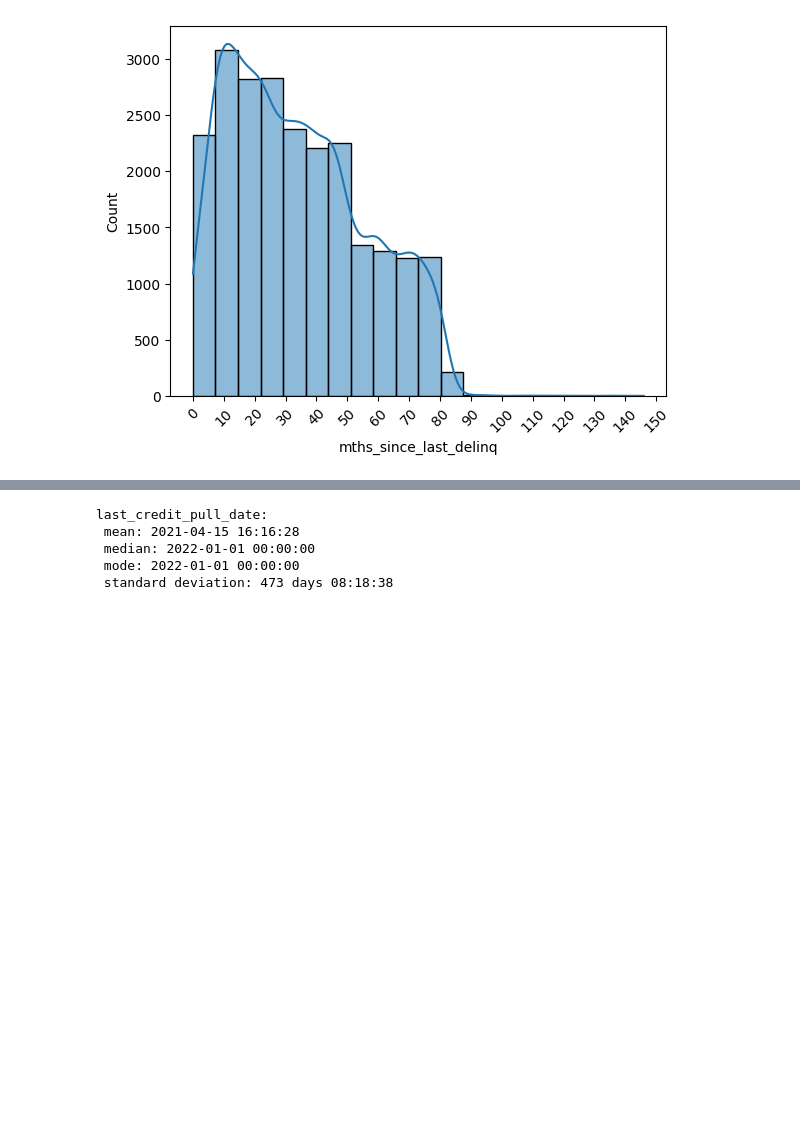
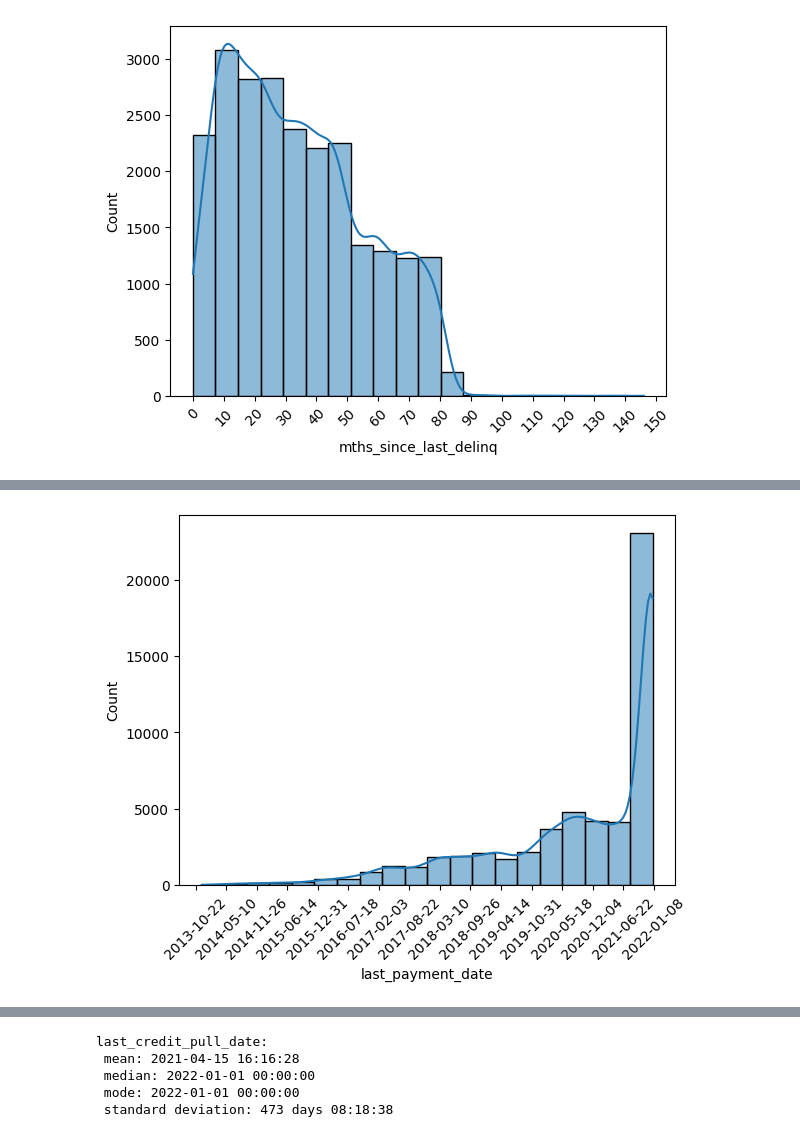
Before and after one commit to armazzer/customer_loans, a Jupyter notebook: missing_data_review.ipynb, the cells around one changed output, grey strips where cells are left out. Cells and saved outputs as stored; diff of their text form; code cells hidden in the pictures; blank space fills up the shorter version.

```diff
--- a/missing_data_review.ipynb
+++ b/missing_data_review.ipynb
@@ -277,0 +282,4 @@ mths_since_last_delinq:
+# %%
+loans_plots.histogram("last_payment_date", 20).format_hist(45, 20)
+loans_info.column_stats("last_payment_date")
+# %% [output]
@@ -277,0 +291 @@ mths_since_last_delinq:
+[figure, added]
```
Also changed, not shown: parts of 22 cells of this notebook.
